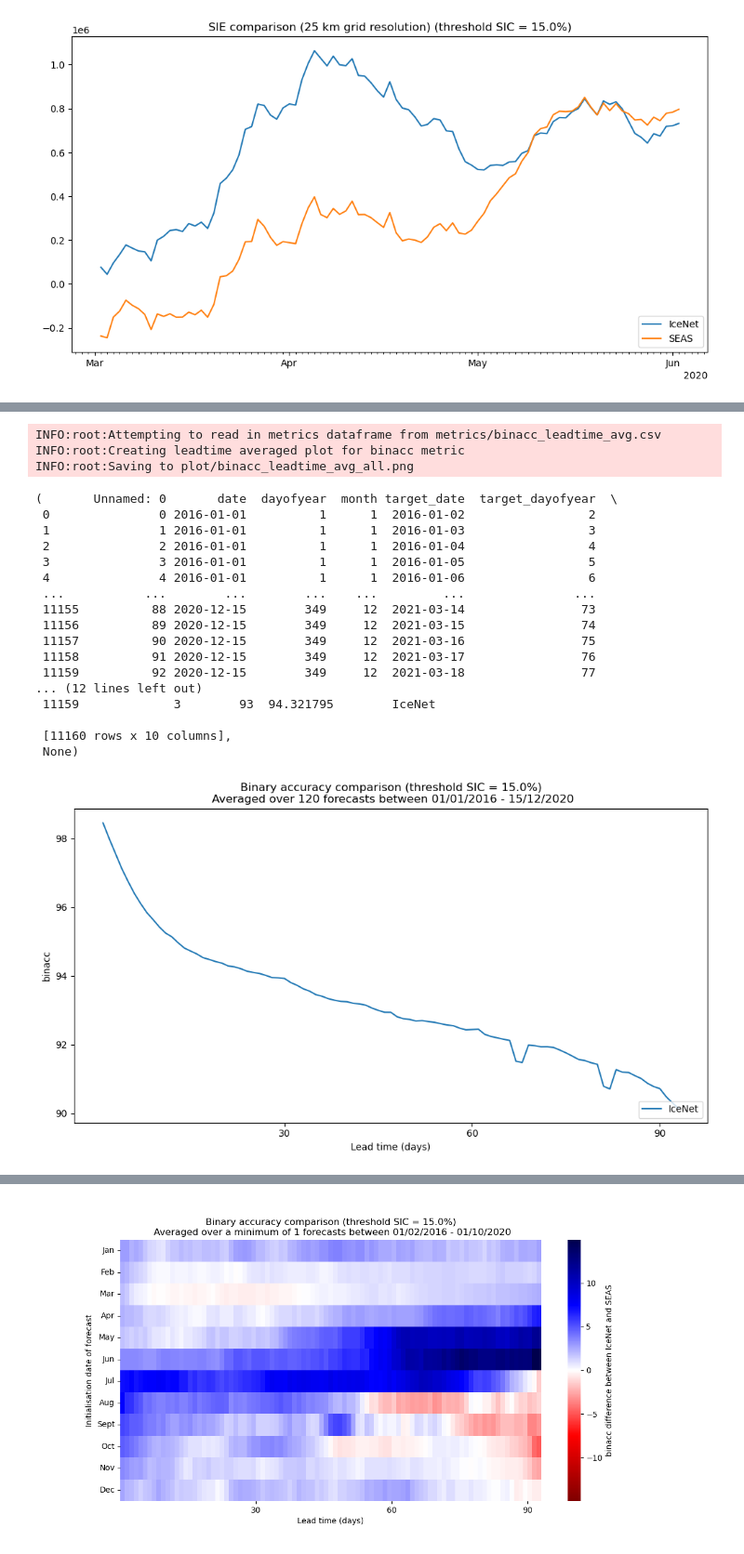
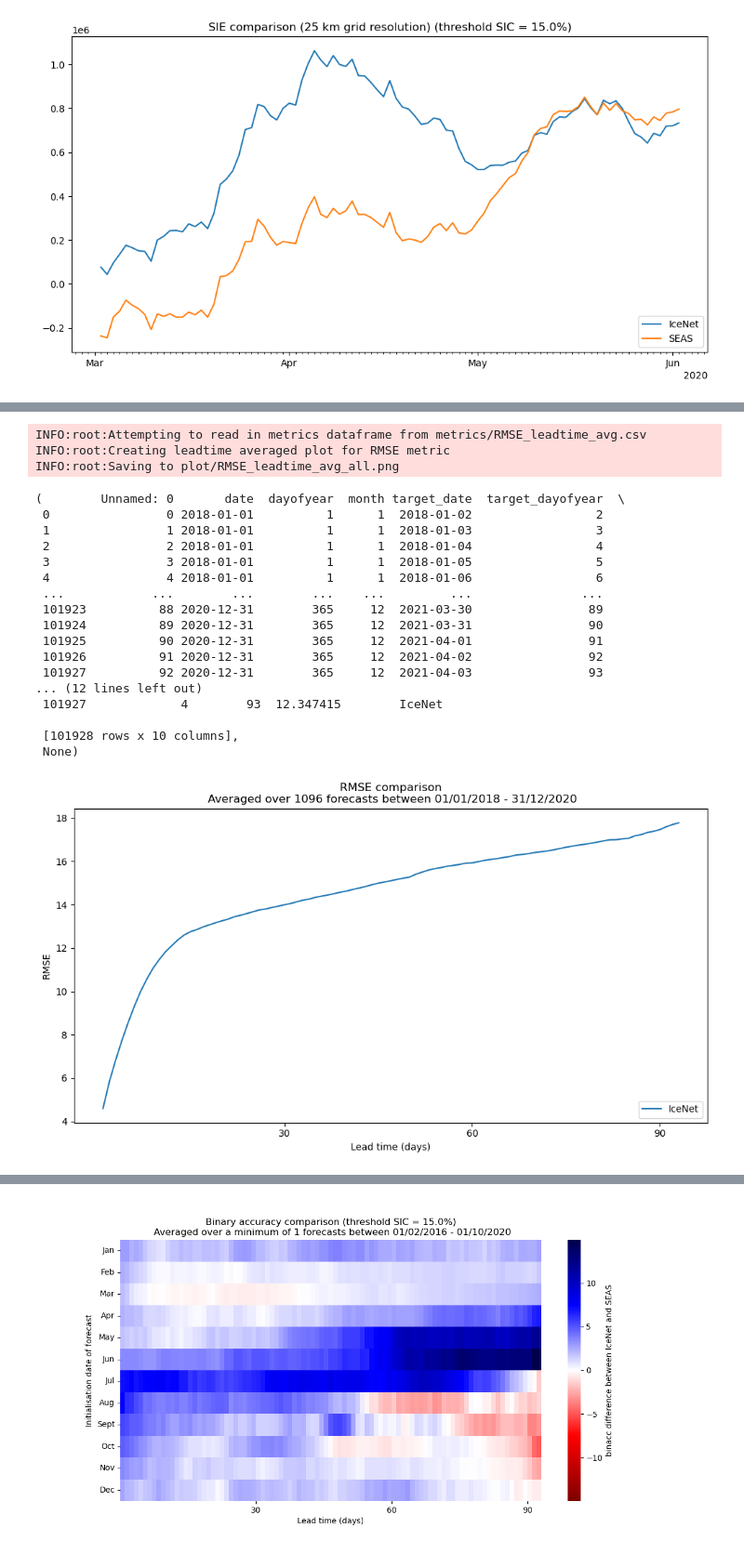
Before and after one commit to icenet-ai/aiuk-2023, a Jupyter notebook: validation_demo.ipynb, the cells around one changed output, grey strips where cells are left out. Shown at 93% size. Cells and saved outputs as stored; diff of their text form; code cells hidden in the pictures.

```diff
--- a/validation_demo.ipynb
+++ b/validation_demo.ipynb
@@ -41,5 +73,5 @@ os.listdir("./data/")
 # %%
-forecast_file = "/users/rychan/icenet/pipeline/results/predict/biweekly_16_20_north.nc"
+forecast_file = "/users/rychan/icenet/pipeline/results/predict/daily_2018_2020_north.nc"
 fc_ds = xr.open_dataset(forecast_file)
 fc_ds
 # %% [output]
@@ -394,34 +548,34 @@ binacc_leadtime_avg_df
 # %%
-plot_metrics_leadtime_avg(metric="binacc",
+plot_metrics_leadtime_avg(metric="RMSE",
                           masks=masks,
                           hemisphere="north",
                           forecast_file=forecast_file,
                           emcwf=False,
-                          output_path="plot/binacc_leadtime_avg_all.png",
+                          output_path="plot/RMSE_leadtime_avg_all.png",
                           average_over="all",
-                          data_path="metrics/binacc_leadtime_avg.csv")
+                          data_path="metrics/RMSE_leadtime_avg.csv")
 # %% [output]
-INFO:root:Attempting to read in metrics dataframe from metrics/binacc_leadtime_avg.csv
-INFO:root:Creating leadtime averaged plot for binacc metric
-INFO:root:Saving to plot/binacc_leadtime_avg_all.png
+INFO:root:Attempting to read in metrics dataframe from metrics/RMSE_leadtime_avg.csv
+INFO:root:Creating leadtime averaged plot for RMSE metric
+INFO:root:Saving to plot/RMSE_leadtime_avg_all.png
-(       Unnamed: 0       date  dayofyear  month target_date  target_dayofyear  \
- 0               0 2016-01-01          1      1  2016-01-02                 2
- 1               1 2016-01-01          1      1  2016-01-03                 3
- 2               2 2016-01-01          1      1  2016-01-04                 4
- 3               3 2016-01-01          1      1  2016-01-05                 5
- 4               4 2016-01-01          1      1  2016-01-06                 6
- ...           ...        ...        ...    ...         ...               ...
- 11155          88 2020-12-15        349     12  2021-03-14                73
- 11156          89 2020-12-15        349     12  2021-03-15                74
- 11157          90 2020-12-15        349     12  2021-03-16                75
- 11158          91 2020-12-15        349     12  2021-03-17                76
- 11159          92 2020-12-15        349     12  2021-03-18                77
+(        Unnamed: 0       date  dayofyear  month target_date  target_dayofyear  \
+ 0                0 2018-01-01          1      1  2018-01-02                 2
+ 1                1 2018-01-01          1      1  2018-01-03                 3
+ 2                2 2018-01-01          1      1  2018-01-04                 4
+ 3                3 2018-01-01          1      1  2018-01-05                 5
+ 4                4 2018-01-01          1      1  2018-01-06                 6
+ ...            ...        ...        ...    ...         ...               ...
+ 101923          88 2020-12-31        365     12  2021-03-30                89
+ 101924          89 2020-12-31        365     12  2021-03-31                90
+ 101925          90 2020-12-31        365     12  2021-04-01                91
+ 101926          91 2020-12-31        365     12  2021-04-02                92
+ 101927          92 2020-12-31        365     12  2021-04-03                93
 ... (12 lines left out)
- 11159             3        93  94.321795        IceNet
+ 101927             4        93  12.347415        IceNet
 
- [11160 rows x 10 columns],
+ [101928 rows x 10 columns],
  None)
-[figure, old version]
+[figure, new version]
 # %%
 !icenet_plot_leadtime_avg -h
 # %% [output]
```
Also changed, not shown: parts of 70 cells of this notebook.
